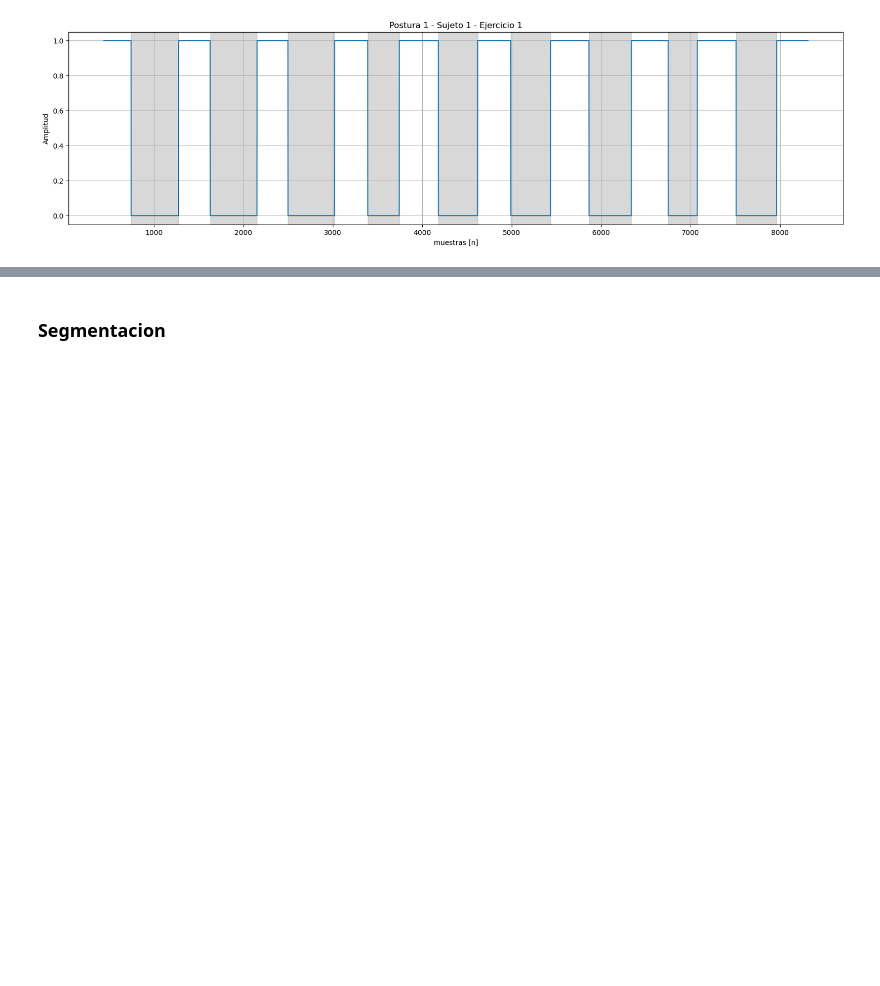
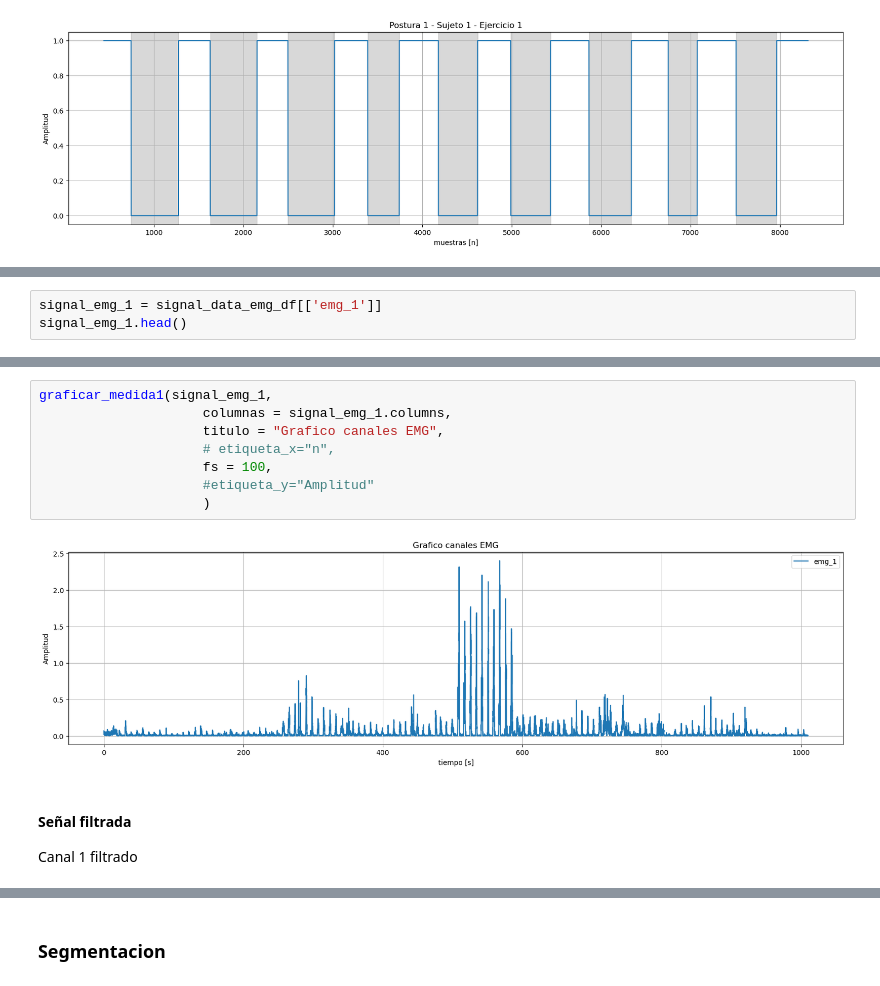
Before and after one commit to repos-especializacion-UdeA/monografia, a Jupyter notebook: notebooks/01_exploracion.ipynb, the cells around one changed output, grey strips where cells are left out. Saved outputs shown, nothing was run; the diff lists cells and outputs as text; blank space fills up the shorter version.

```diff
--- a/notebooks/01_exploracion.ipynb
+++ b/notebooks/01_exploracion.ipynb
@@ -182,0 +207,3 @@ graficar_medida2(signal_data_df,
+# %%
+signal_emg_1 = signal_data_emg_df[['emg_1']]
+signal_emg_1.head()
@@ -182,0 +217,14 @@ graficar_medida2(signal_data_df,
+# %%
+graficar_medida1(signal_emg_1,
+                     columnas = signal_emg_1.columns,
+                     titulo = "Grafico canales EMG",
+                     # etiqueta_x="n",
+                     fs = 100,
+                     #etiqueta_y="Amplitud"
+                     )
+# %% [output]
+[figure, added]
+# %% [markdown]
+#### Señal filtrada
+
+Canal 1 filtrado
```
Also changed, not shown: parts of 15 cells of this notebook, 2 other files.
